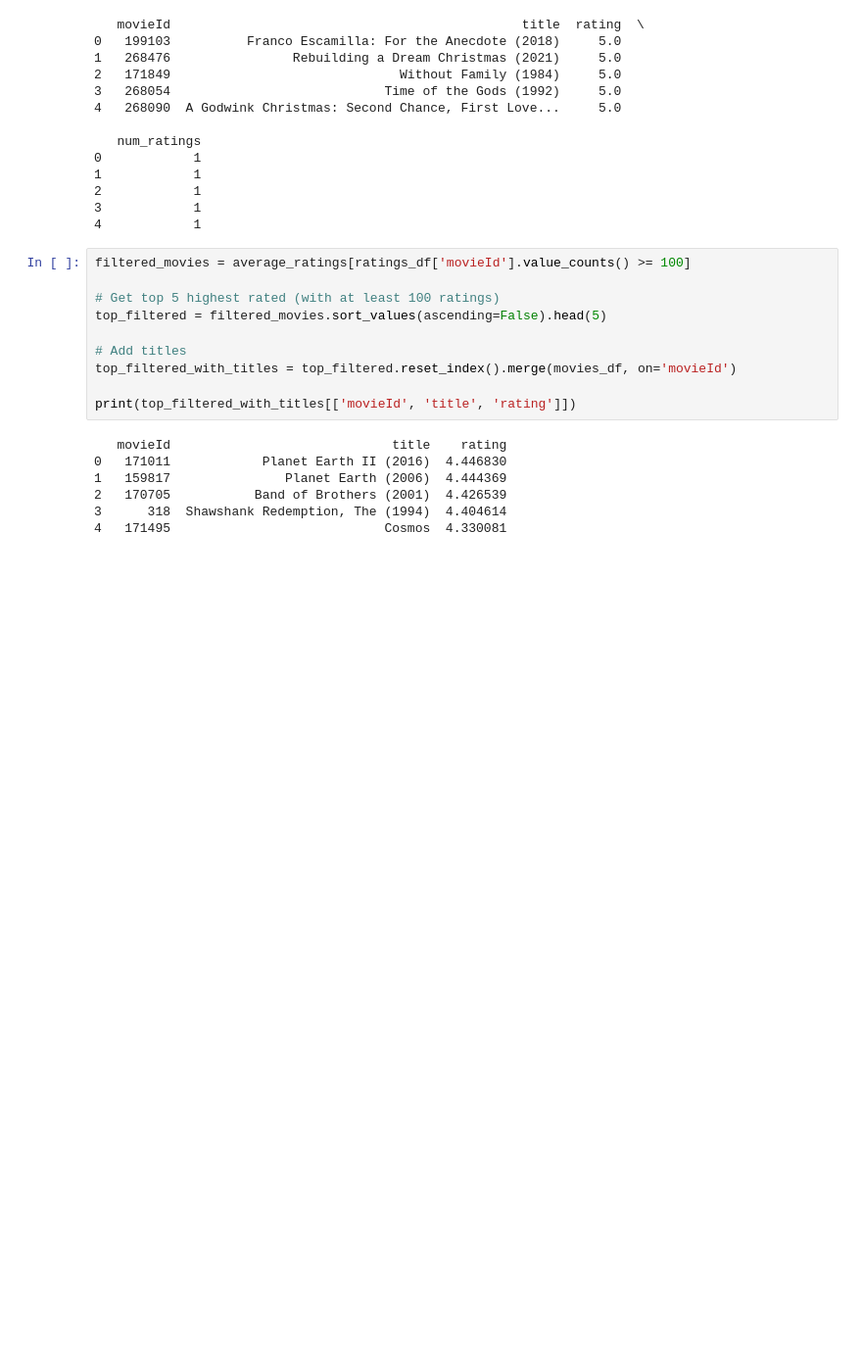
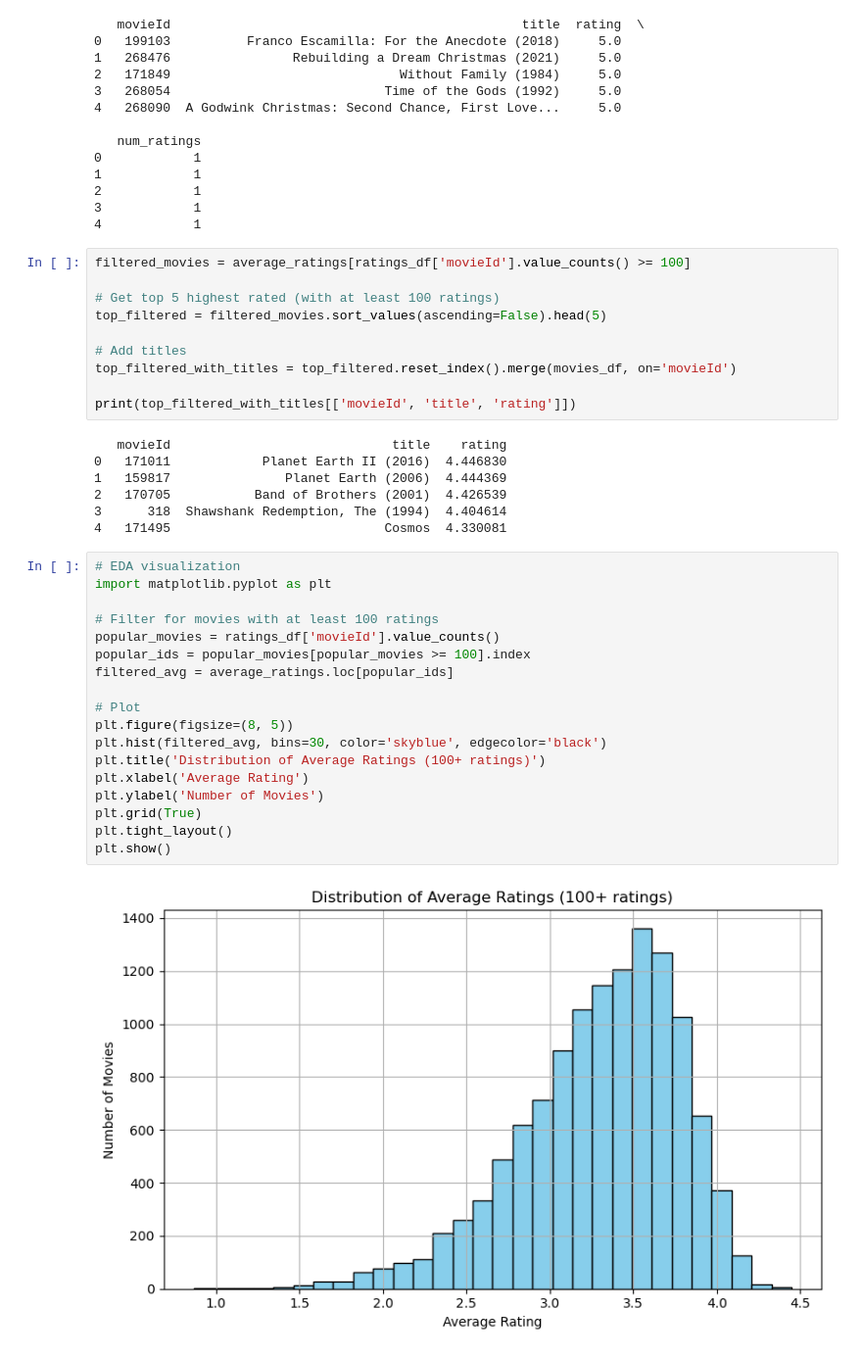
Before and after one commit to dusan-zdravkovic/Python-Data-Practice, a Jupyter notebook: pythonds-1.ipynb, the cells around one changed output. Shown at 98% size. Saved outputs shown, nothing was run; the diff lists cells and outputs as text; blank space fills up the shorter version.

Commit message:
EDA visual

```diff
--- a/pythonds-1.ipynb
+++ b/pythonds-1.ipynb
@@ -119,3 +119,23 @@ print(top_filtered_with_titles[['movieId', 'title', 'rating']])
 2   170705           Band of Brothers (2001)  4.426539
 3      318  Shawshank Redemption, The (1994)  4.404614
 4   171495                            Cosmos  4.330081
+# %%
+# EDA visualization
+import matplotlib.pyplot as plt
+
+# Filter for movies with at least 100 ratings
+popular_movies = ratings_df['movieId'].value_counts()
+popular_ids = popular_movies[popular_movies >= 100].index
+filtered_avg = average_ratings.loc[popular_ids]
+
+# Plot
+plt.figure(figsize=(8, 5))
+plt.hist(filtered_avg, bins=30, color='skyblue', edgecolor='black')
+plt.title('Distribution of Average Ratings (100+ ratings)')
+plt.xlabel('Average Rating')
+plt.ylabel('Number of Movies')
+plt.grid(True)
+plt.tight_layout()
+plt.show()
+# %% [output]
+[figure, added]
```
